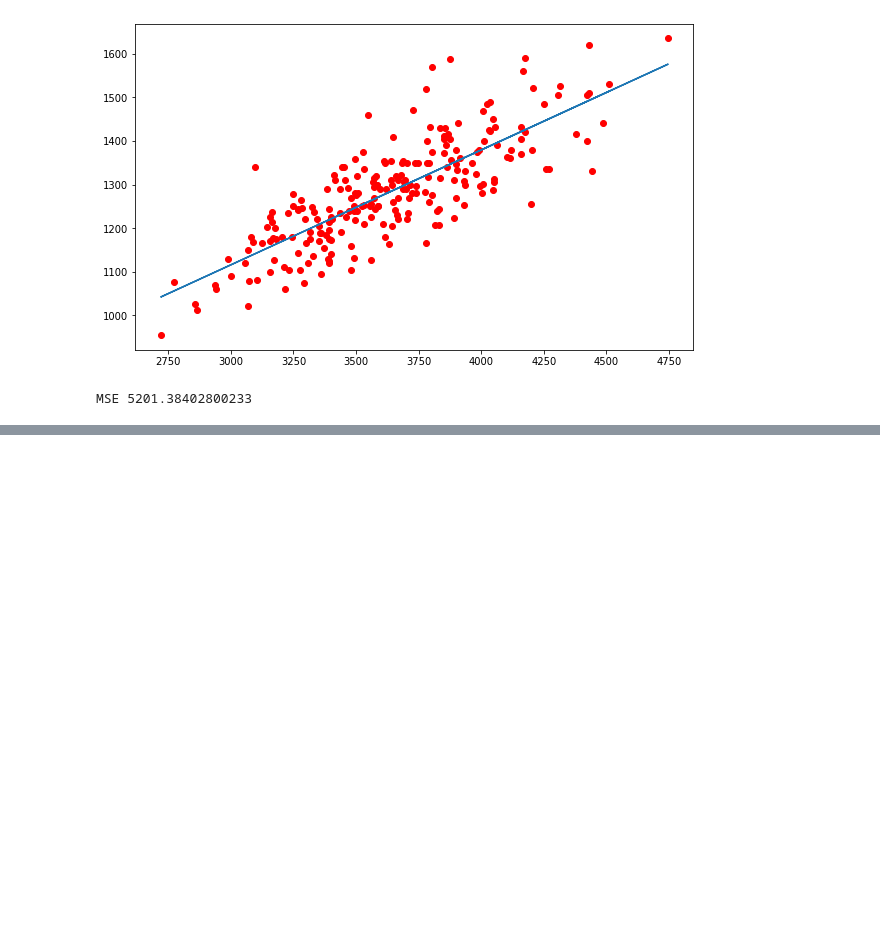
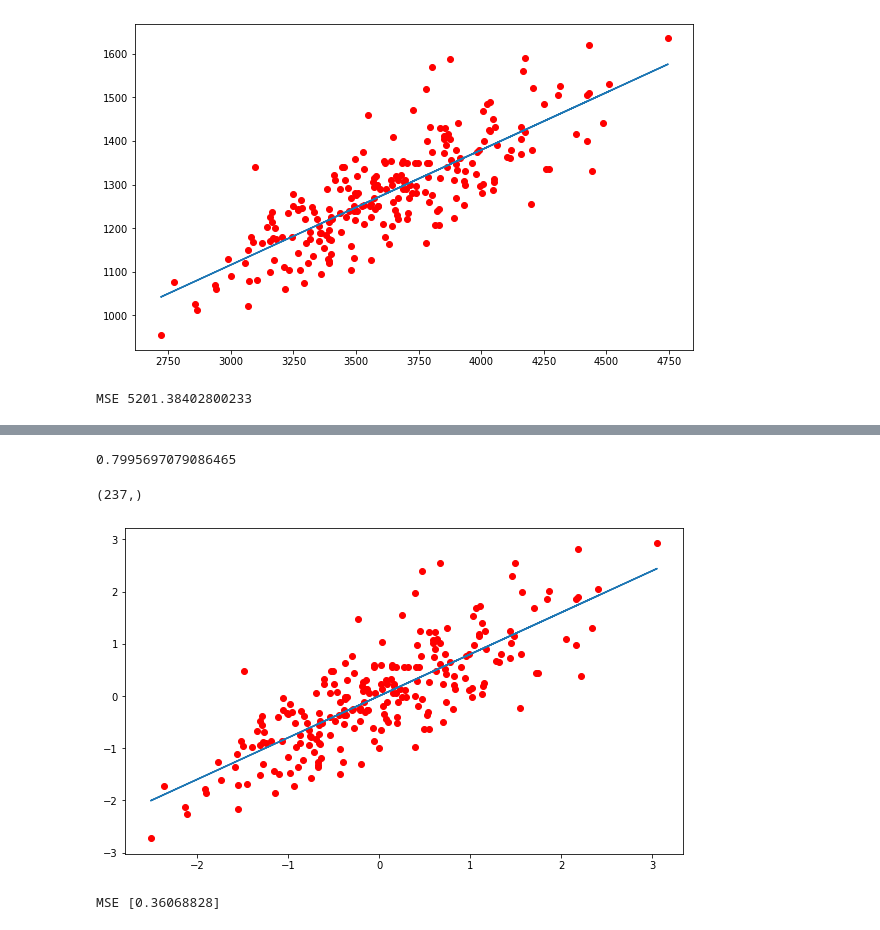
Before and after one commit to brainmentorspvtltd/MSIT_DataScience, a Jupyter notebook: LinearRegression/LinearRegressionPython.ipynb, the cells around one changed output, grey strips where cells are left out. Drawn from its saved outputs; the diff is of its cells as text; code cells hidden in the pictures; blank space fills up the shorter version.

```diff
--- a/LinearRegression/LinearRegressionPython.ipynb
+++ b/LinearRegression/LinearRegressionPython.ipynb
@@ -74,0 +119,4 @@ MSE 5201.38402800233
+# %%
+epochs = 10000
+learning_rate = 0.01
+slope, intercept = gradientDescent(X,y,epochs,learning_rate)
@@ -74,0 +154,36 @@ MSE 5201.38402800233
+# %%
+slope[0][0]
+# %% [output]
+0.7995697079086465
+# %%
+predictions = []
+for i in range(len(X)):
+    y_cap = X[i] * slope + intercept
+    predictions.append(y_cap)
+# %%
+predictions = np.asarray(predictions)
+# %%
+# predictions.shape
+predictions = predictions.flatten()
+# %%
+predictions.shape
+# %% [output]
+(237,)
+# %%
+plt.figure(figsize=(10,6))
+plt.scatter(X,y,c='r')
+plt.plot(X,predictions)
+plt.show()
+# %% [output]
+[figure, added]
+# %%
+# MSE - Mean Squared Error
+err = 0
+n = len(y)
+for i in range(len(y)):
+    err += (predictions[i] - y[i]) ** 2
+
+mse = err / n
+print("MSE",mse)
+# %% [output]
+MSE [0.36068828]
```
Also changed, not shown: parts of 17 cells of this notebook.
